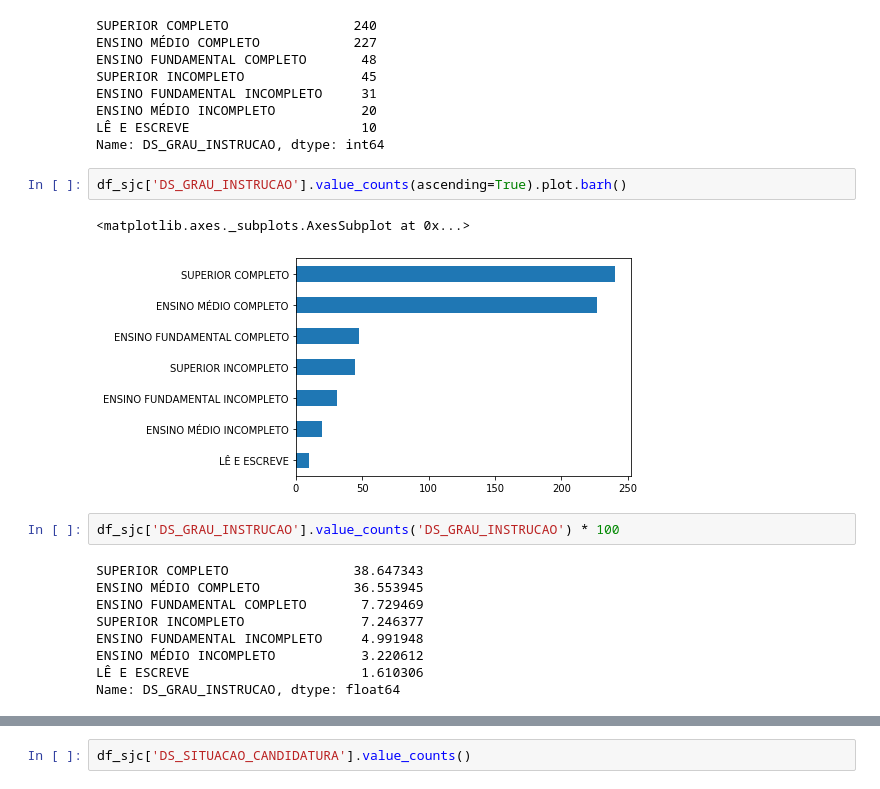
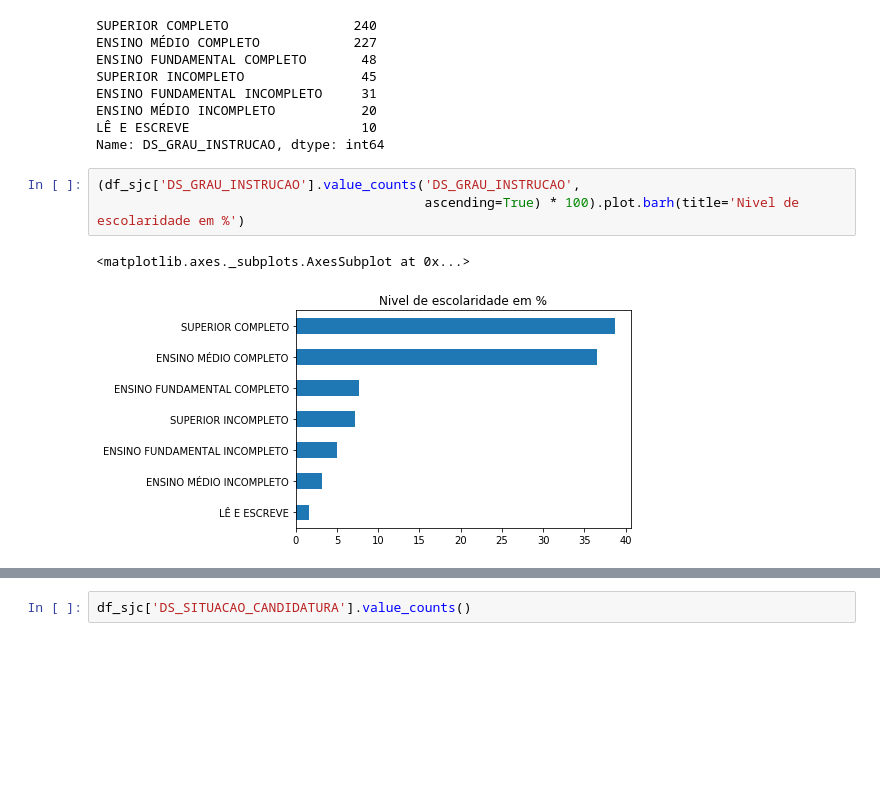
Before and after one commit to IsraelAugusto0110/Eleicoes2020, a Jupyter notebook: 2020_Eleicoes_Analise/2020_Candidatos_Analise.ipynb, the cells around one changed output, grey strips where cells are left out. Cells and saved outputs as stored; diff of their text form; blank space fills up the shorter version.

```diff
--- a/2020_Eleicoes_Analise/2020_Candidatos_Analise.ipynb
+++ b/2020_Eleicoes_Analise/2020_Candidatos_Analise.ipynb
@@ -174,18 +143,8 @@ ENSINO MÉDIO INCOMPLETO           20
 LÊ E ESCREVE                      10
 Name: DS_GRAU_INSTRUCAO, dtype: int64
 # %%
-df_sjc['DS_GRAU_INSTRUCAO'].value_counts(ascending=True).plot.barh()
+(df_sjc['DS_GRAU_INSTRUCAO'].value_counts('DS_GRAU_INSTRUCAO',
+                                          ascending=True) * 100).plot.barh(title='Nivel de escolaridade em %')
 # %% [output]
 <matplotlib.axes._subplots.AxesSubplot at 0x...>
-[figure, old version]
+[figure, new version]
-# %%
-df_sjc['DS_GRAU_INSTRUCAO'].value_counts('DS_GRAU_INSTRUCAO') * 100
-# %% [output]
-SUPERIOR COMPLETO                38.647343
-ENSINO MÉDIO COMPLETO            36.553945
-ENSINO FUNDAMENTAL COMPLETO       7.729469
-SUPERIOR INCOMPLETO               7.246377
-ENSINO FUNDAMENTAL INCOMPLETO     4.991948
-ENSINO MÉDIO INCOMPLETO           3.220612
-LÊ E ESCREVE                      1.610306
-Name: DS_GRAU_INSTRUCAO, dtype: float64
```
Also changed, not shown: parts of 13 cells of this notebook.
